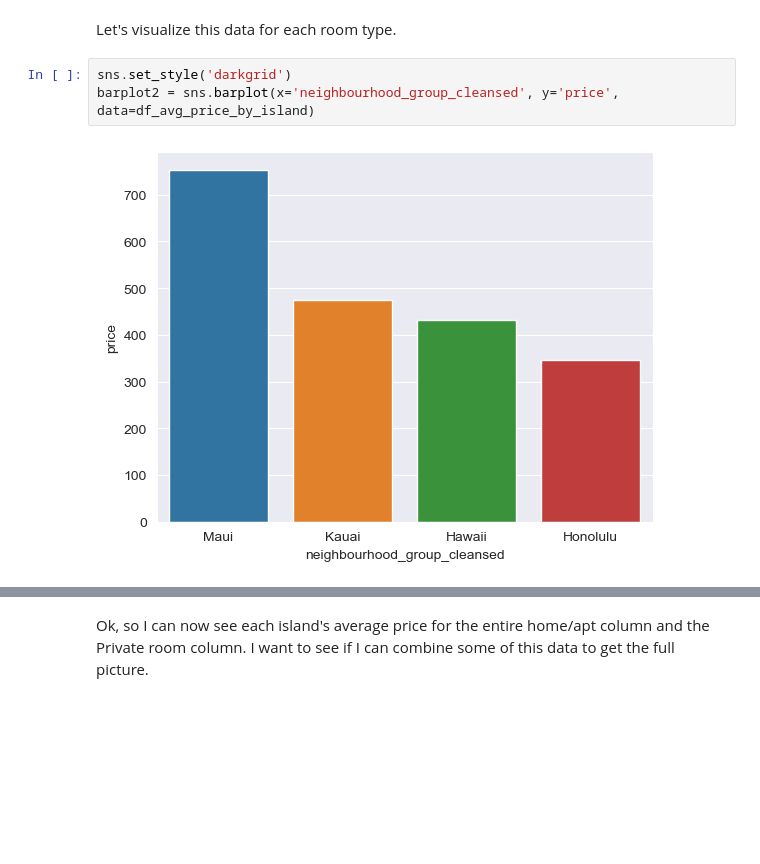
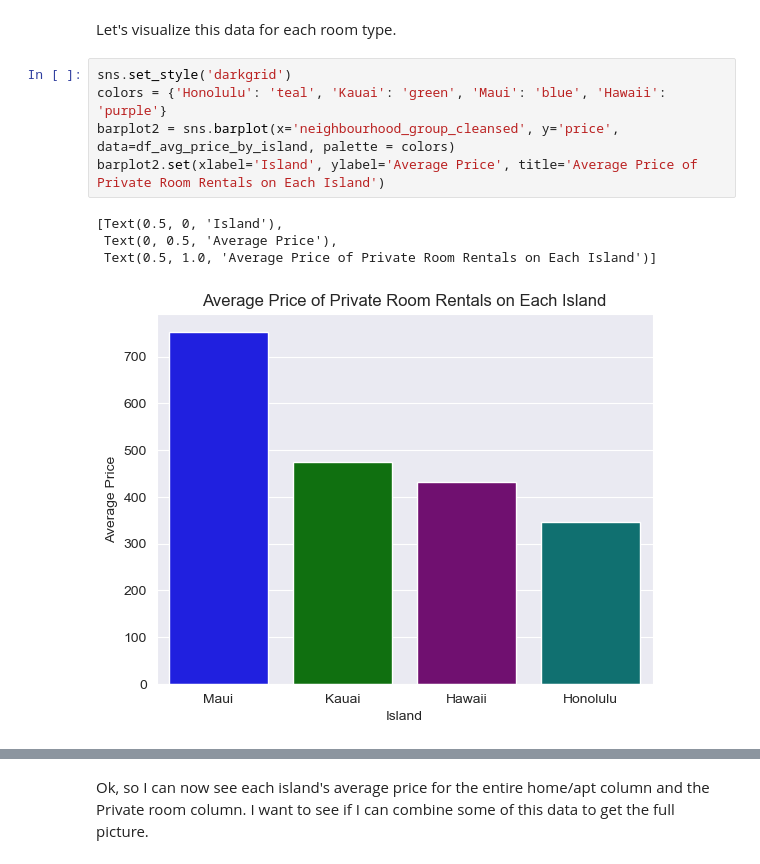
Before and after one commit to ubco-W2022T2-data301/project-group-group38, a Jupyter notebook: CB_EDA_Milestone3.ipynb, the cells around one changed output, grey strips where cells are left out. Drawn from its saved outputs; the diff is of its cells as text; blank space fills up the shorter version.

```diff
--- a/CB_EDA_Milestone3.ipynb
+++ b/CB_EDA_Milestone3.ipynb
@@ -175,8 +175,13 @@ df_avg_price_private_room_by_island
 Let's visualize this data for each room type.
 # %%
 sns.set_style('darkgrid')
-barplot2 = sns.barplot(x='neighbourhood_group_cleansed', y='price', data=df_avg_price_by_island)
+colors = {'Honolulu': 'teal', 'Kauai': 'green', 'Maui': 'blue', 'Hawaii': 'purple'}
+barplot2 = sns.barplot(x='neighbourhood_group_cleansed', y='price', data=df_avg_price_by_island, palette = colors)
+barplot2.set(xlabel='Island', ylabel='Average Price', title='Average Price of Private Room Rentals on Each Island')
 # %% [output]
+[Text(0.5, 0, 'Island'),
+ Text(0, 0.5, 'Average Price'),
+ Text(0.5, 1.0, 'Average Price of Private Room Rentals on Each Island')]
-[figure, old version]
+[figure, new version]
 # %%
 sns.set_style('whitegrid')
```
Also changed, not shown: parts of 6 cells of this notebook.
